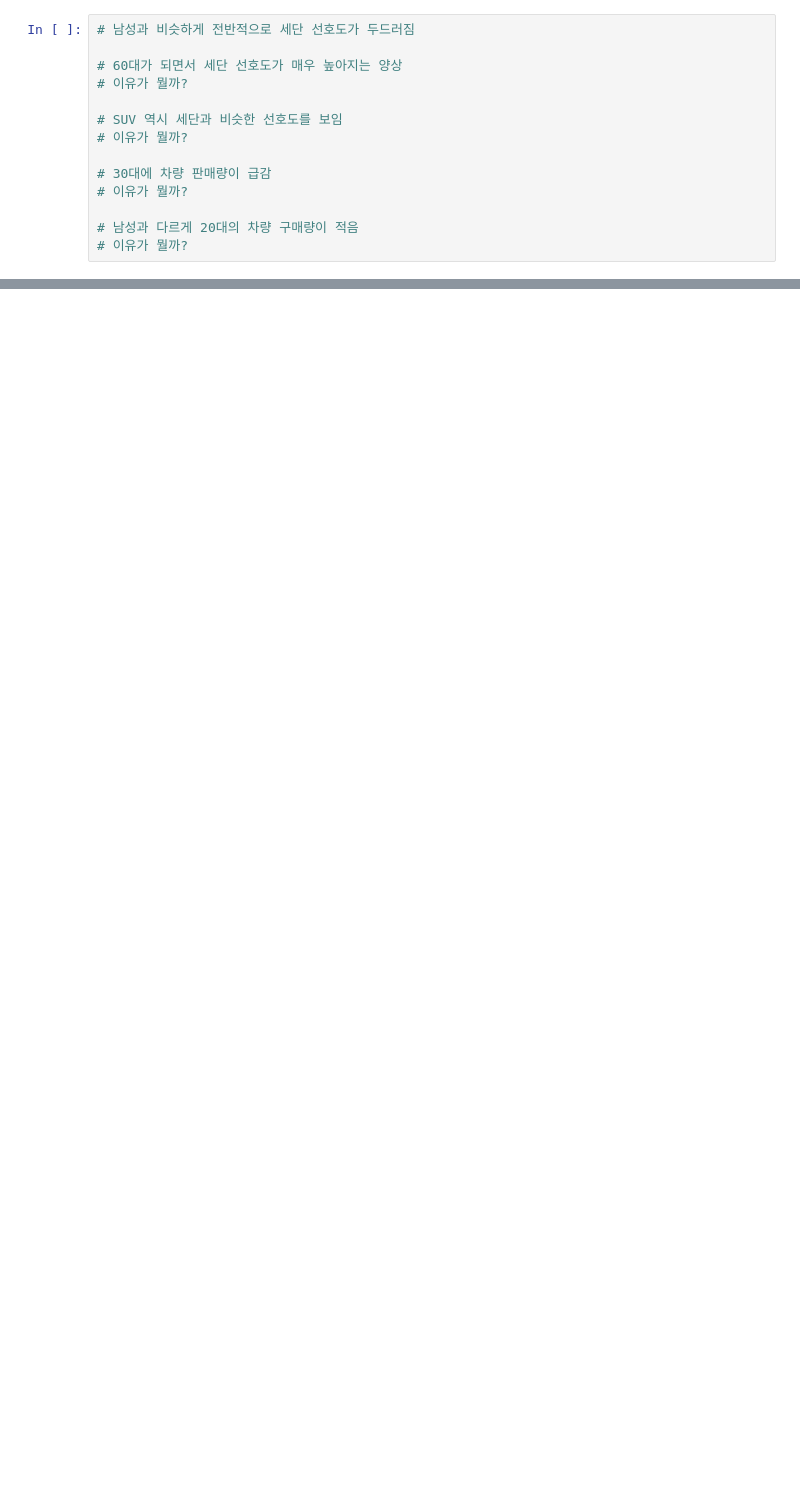
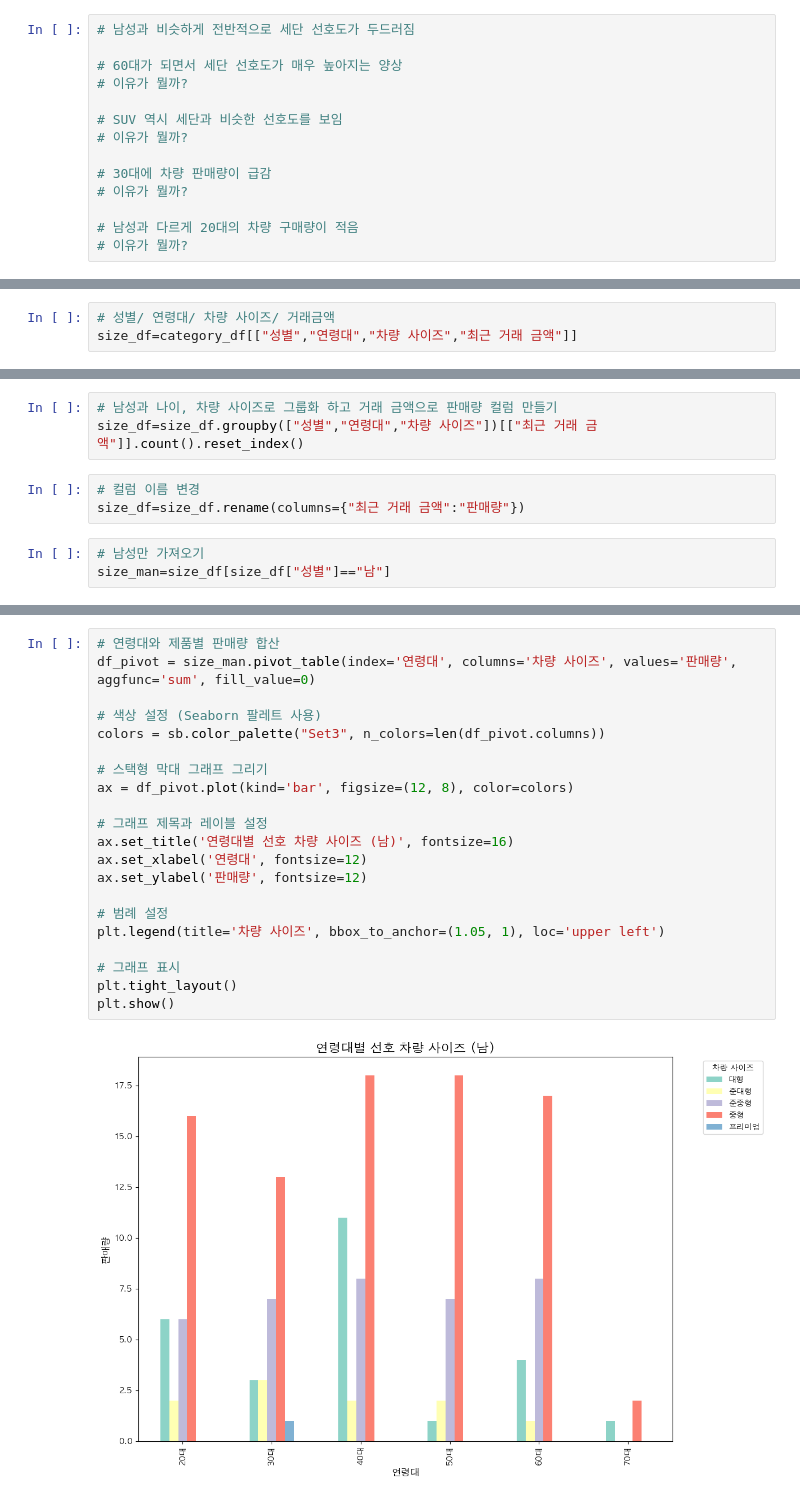
Before and after one commit to codekookiz/mini-project-1, a Jupyter notebook: data_analysis/category_gender.ipynb, the cells around one changed output, grey strips where cells are left out. Drawn from its saved outputs; the diff is of its cells as text; blank space fills up the shorter version.

```diff
--- a/data_analysis/category_gender.ipynb
+++ b/data_analysis/category_gender.ipynb
@@ -198,0 +176,3 @@ plt.show()
+# %%
+# 성별/ 연령대/ 차량 사이즈/ 거래금액
+size_df=category_df[["성별","연령대","차량 사이즈","최근 거래 금액"]]
@@ -198,0 +186,9 @@ plt.show()
+# %%
+# 남성과 나이, 차량 사이즈로 그룹화 하고 거래 금액으로 판매량 컬럼 만들기
+size_df=size_df.groupby(["성별","연령대","차량 사이즈"])[["최근 거래 금액"]].count().reset_index()
+# %%
+# 컬럼 이름 변경
+size_df=size_df.rename(columns={"최근 거래 금액":"판매량"})
+# %%
+# 남성만 가져오기
+size_man=size_df[size_df["성별"]=="남"]
@@ -198,0 +201,23 @@ plt.show()
+# %%
+# 연령대와 제품별 판매량 합산
+df_pivot = size_man.pivot_table(index='연령대', columns='차량 사이즈', values='판매량', aggfunc='sum', fill_value=0)
+
+# 색상 설정 (Seaborn 팔레트 사용)
+colors = sb.color_palette("Set3", n_colors=len(df_pivot.columns))
+
+# 스택형 막대 그래프 그리기
+ax = df_pivot.plot(kind='bar', figsize=(12, 8), color=colors)
+
+# 그래프 제목과 레이블 설정
+ax.set_title('연령대별 선호 차량 사이즈 (남)', fontsize=16)
+ax.set_xlabel('연령대', fontsize=12)
+ax.set_ylabel('판매량', fontsize=12)
+
+# 범례 설정
+plt.legend(title='차량 사이즈', bbox_to_anchor=(1.05, 1), loc='upper left')
+
+# 그래프 표시
+plt.tight_layout()
+plt.show()
+# %% [output]
+[figure, added]
```
Also changed, not shown: parts of 25 cells of this notebook.
